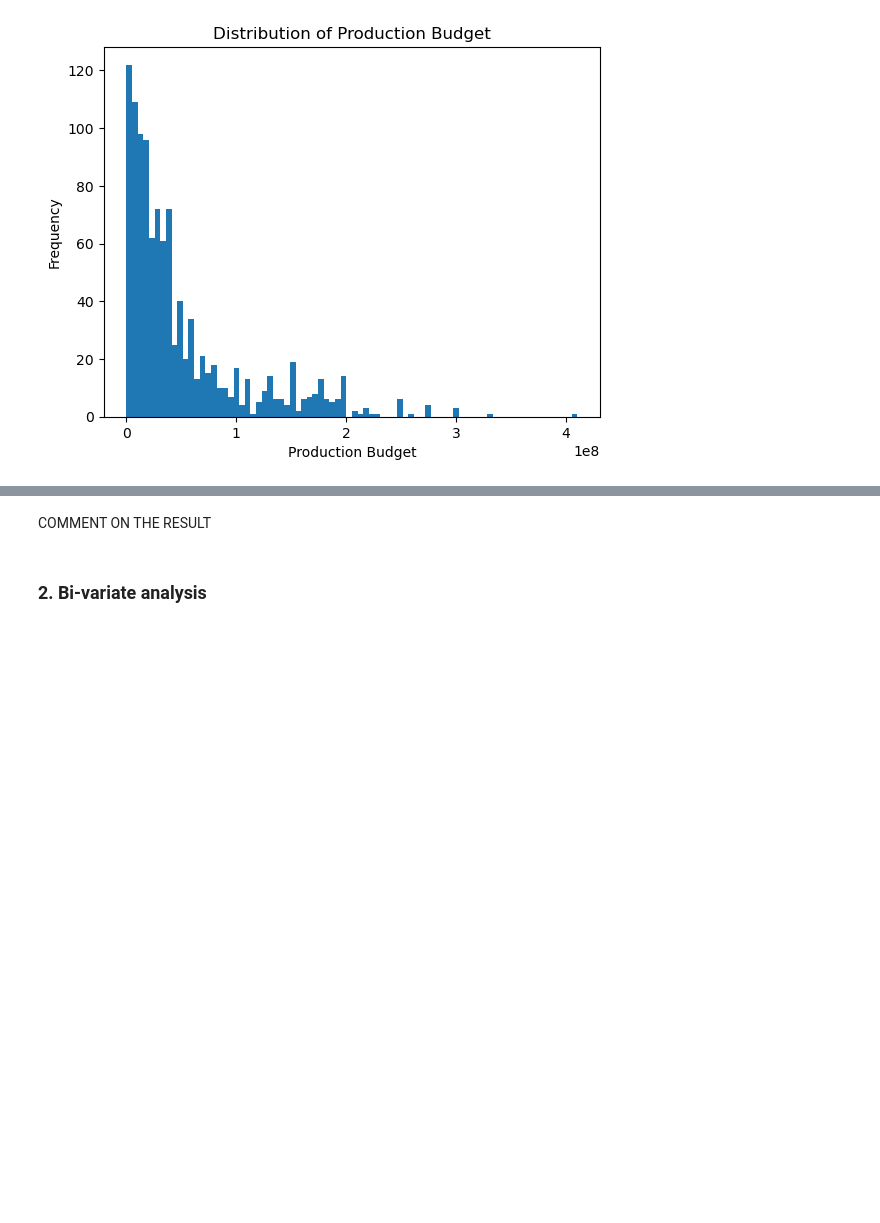
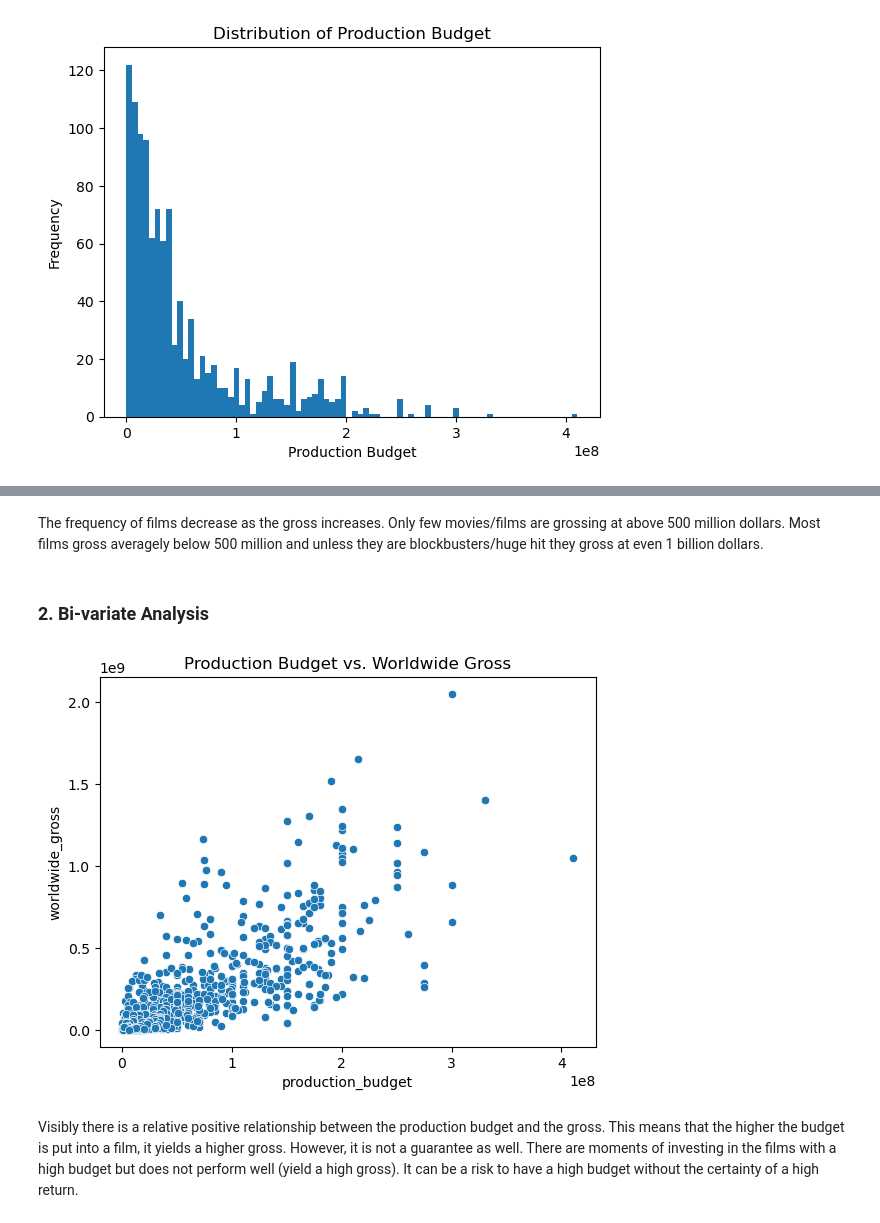
Before and after one commit to JuneHenia/Phase-2-Movie-Project, a Jupyter notebook: notebook/Movie Analysis Project.ipynb, the cells around one changed output, grey strips where cells are left out. Saved outputs shown, nothing was run; the diff lists cells and outputs as text; code cells hidden in the pictures; blank space fills up the shorter version.

Commit message:
finished the univariate and bivariate analysis

```diff
--- a/notebook/Movie Analysis Project.ipynb
+++ b/notebook/Movie Analysis Project.ipynb
@@ -827,4 +855,14 @@ plt.show()
 # %% [markdown]
-COMMENT ON THE RESULT
+The frequency of films decrease as the gross increases. Only few movies/films are grossing at above 500 million dollars. Most films gross averagely below 500 million and unless they are blockbusters/huge hit they gross at even 1 billion dollars.
 # %% [markdown]
-### 2. Bi-variate analysis
+### 2. Bi-variate Analysis
+# %%
+# Understanding the relationship between the budget put into the film and the return you get after the release (worldwide gross)
+
+sns.scatterplot(x = 'production_budget', y = 'worldwide_gross', data = df)
+plt.title('Production Budget vs. Worldwide Gross')
+plt.show()
+# %% [output]
+[figure, added]
+# %% [markdown]
+Visibly there is a relative positive relationship between the production budget and the gross. This means that the higher the budget is put into a film, it yields a higher gross. However, it is not a guarantee as well. There are moments of investing in the films with a high budget but does not perform well (yield a high gross). It can be a risk to have a high budget without the certainty of a high return.
```
Also changed, not shown: parts of 15 cells of this notebook.
